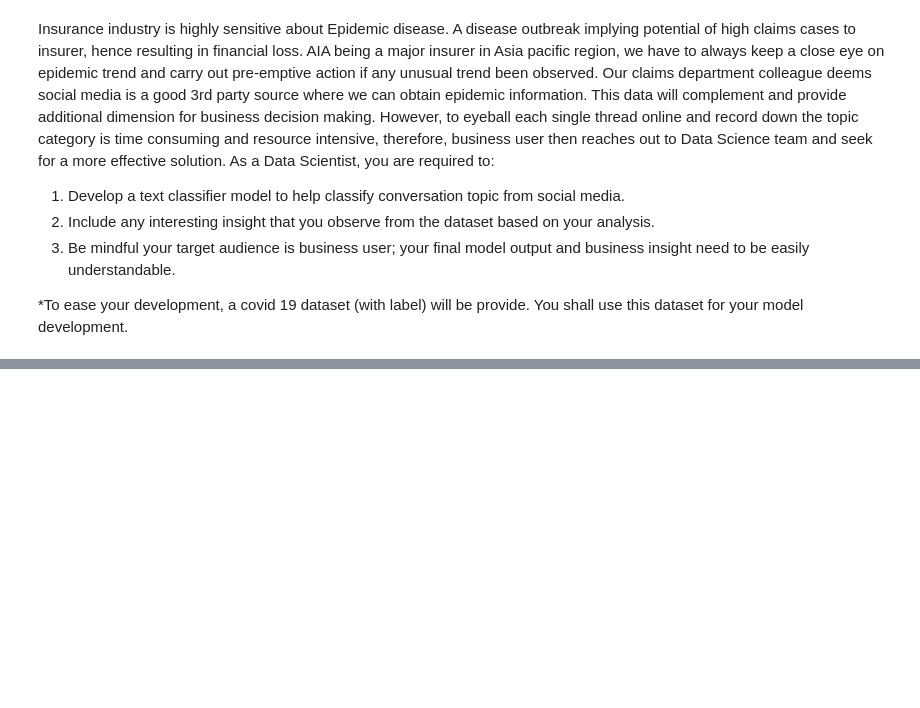
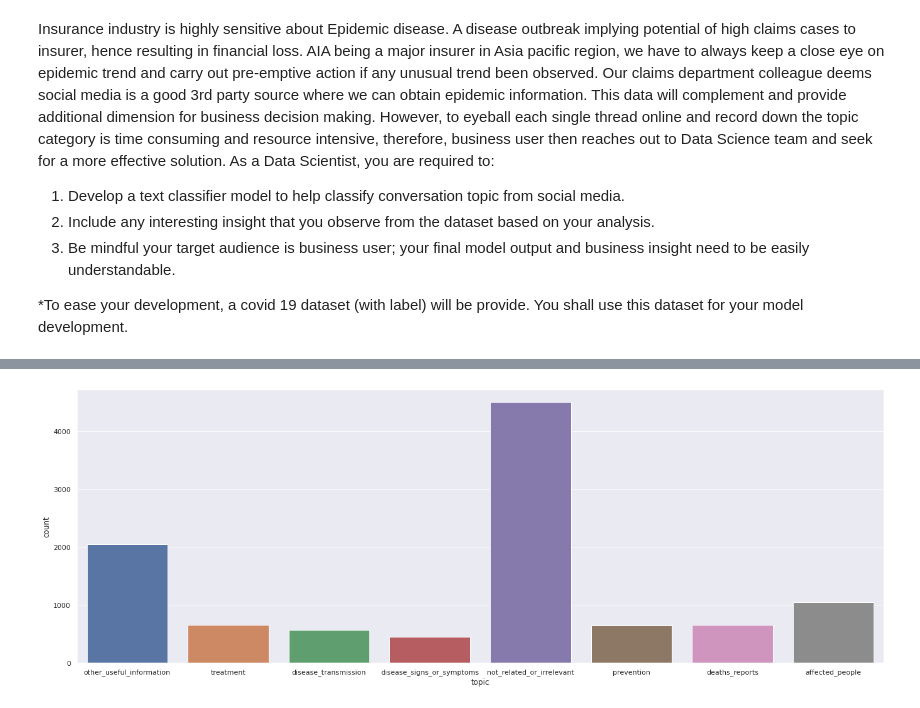
Before and after one commit to atlas-github/aia_2022, a Jupyter notebook: aia.ipynb, the cells around one changed output, grey strips where cells are left out. Saved outputs shown, nothing was run; the diff lists cells and outputs as text; code cells hidden in the pictures; blank space fills up the shorter version.

```diff
--- a/aia.ipynb
+++ b/aia.ipynb
@@ -263,3 +263,7 @@ Insurance industry is highly sensitive about Epidemic disease. A disease outbrea
 3.   Be mindful your target audience is business user; your final model output and business insight need to be easily understandable.
 
 *To ease your development, a covid 19 dataset (with label) will be provide. You shall use this dataset for your model development.
+# %%
+import pandas as pd
+df = pd.read_csv("https://raw.githubusercontent.com/atlas-github/aia_2022/main/Q2%20Dataset.csv")
+df
@@ -265,0 +284,7 @@ Insurance industry is highly sensitive about Epidemic disease. A disease outbrea
+# %%
+#find out number of labels for each topic
+import seaborn as sns
+sns.set(rc = {'figure.figsize':(23,8)})
+ax = sns.countplot(x="topic", data=df)
+# %% [output]
+[figure, added]
```
Also changed, not shown: parts of 18 cells of this notebook.
